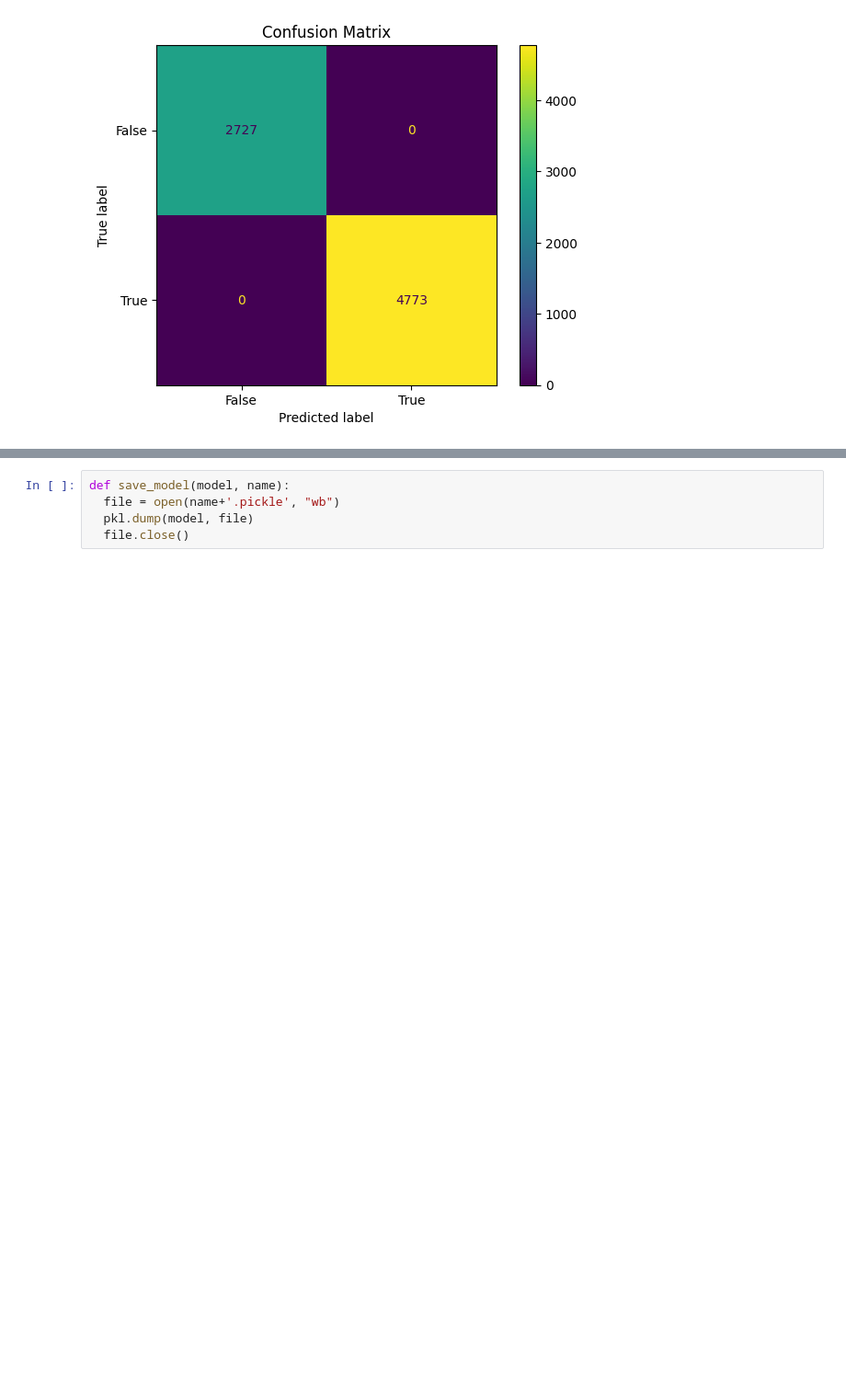
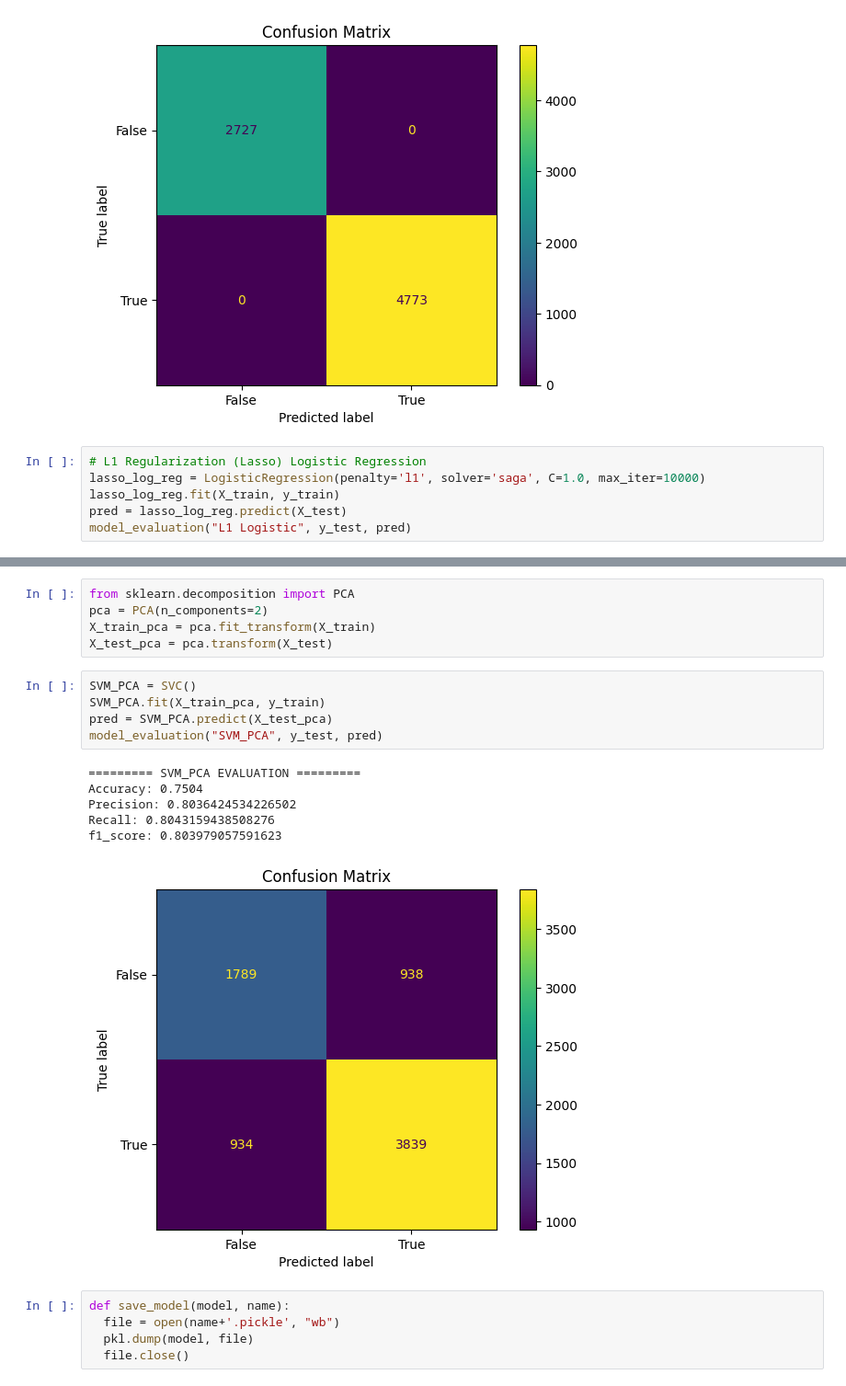
Before and after one commit to wilbertyg/monkey-pox-prediction, a Jupyter notebook: MonkeyPoxPrediction.ipynb, the cells around one changed output, grey strips where cells are left out. Shown at 92% size. Cells and saved outputs as stored; diff of their text form; blank space fills up the shorter version.

```diff
--- a/MonkeyPoxPrediction.ipynb
+++ b/MonkeyPoxPrediction.ipynb
@@ -254,3 +254,9 @@ Precision: 1.0
 Recall: 1.0
 f1_score: 1.0
 [figure]
+# %%
+# L1 Regularization (Lasso) Logistic Regression
+lasso_log_reg = LogisticRegression(penalty='l1', solver='saga', C=1.0, max_iter=10000)
+lasso_log_reg.fit(X_train, y_train)
+pred = lasso_log_reg.predict(X_test)
+model_evaluation("L1 Logistic", y_test, pred)
@@ -257,3 +270,20 @@ f1_score: 1.0
+# %%
+from sklearn.decomposition import PCA
+pca = PCA(n_components=2)
+X_train_pca = pca.fit_transform(X_train)
+X_test_pca = pca.transform(X_test)
+# %%
+SVM_PCA = SVC()
+SVM_PCA.fit(X_train_pca, y_train)
+pred = SVM_PCA.predict(X_test_pca)
+model_evaluation("SVM_PCA", y_test, pred)
+# %% [output]
+========= SVM_PCA EVALUATION =========
+Accuracy: 0.7504
+Precision: 0.8036424534226502
+Recall: 0.8043159438508276
+f1_score: 0.803979057591623
+[figure, added]
 # %%
 def save_model(model, name):
   file = open(name+'.pickle', "wb")
```
Also changed, not shown: parts of 10 cells of this notebook, 6 other files.
